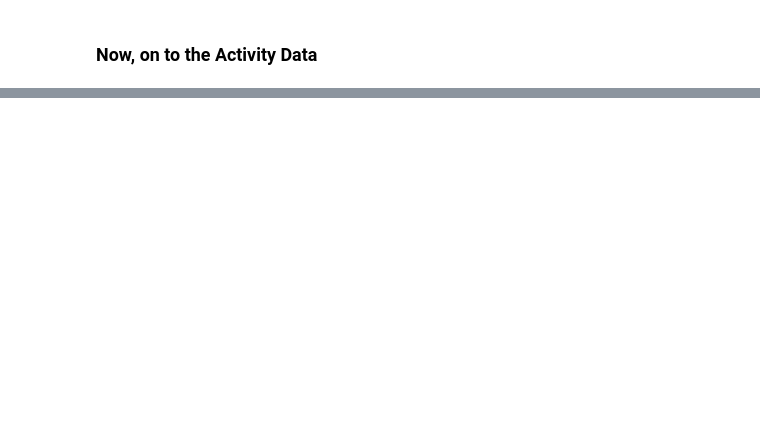
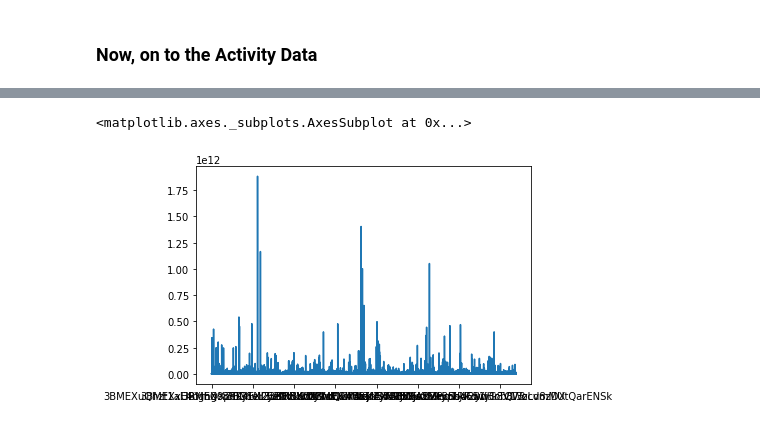
Before and after one commit to amberdata/evan-blog-posts, a Jupyter notebook: notebooks/1.0-ea-analysis.ipynb, the cells around one changed output, grey strips where cells are left out. Saved outputs shown, nothing was run; the diff lists cells and outputs as text; code cells hidden in the pictures; blank space fills up the shorter version.

```diff
--- a/notebooks/1.0-ea-analysis.ipynb
+++ b/notebooks/1.0-ea-analysis.ipynb
@@ -118,0 +247,5 @@ all_activity
+# %%
+tot_flows["outf tot"].plot()
+# %% [output]
+<matplotlib.axes._subplots.AxesSubplot at 0x...>
+[figure, added]
```
Also changed, not shown: parts of 15 cells of this notebook, 1 other file.
